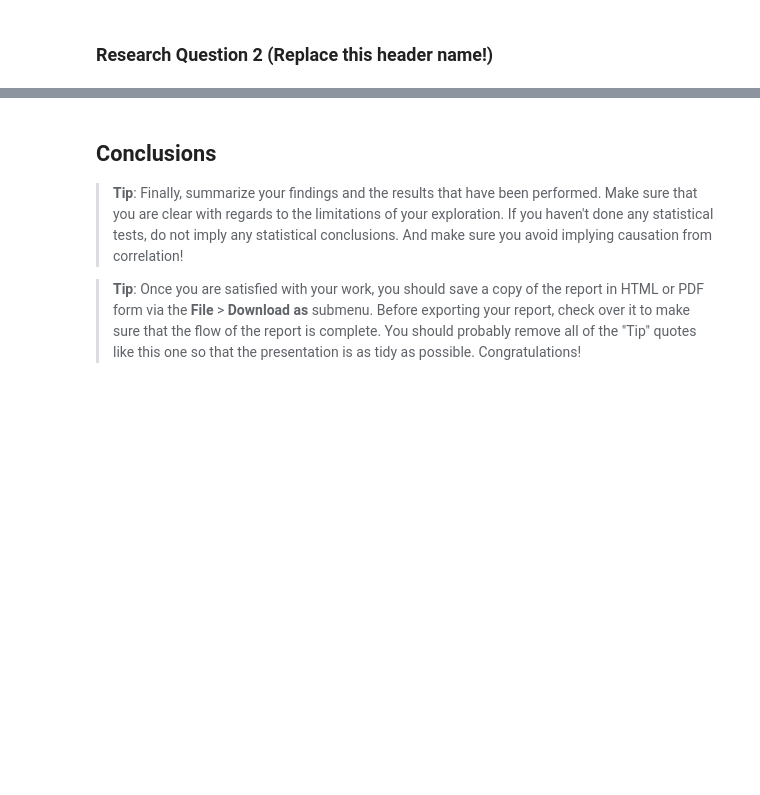
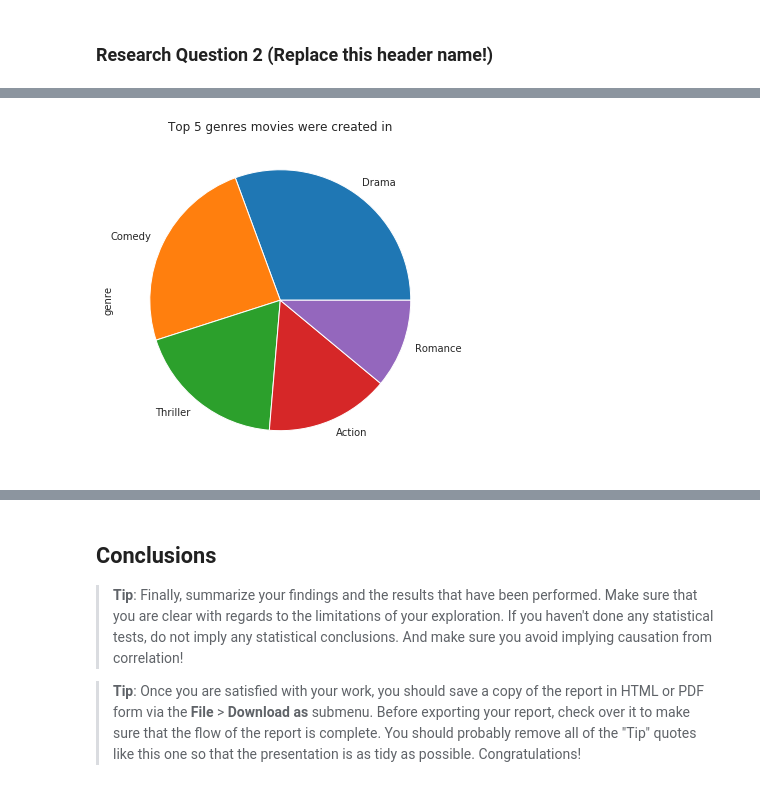
Before and after one commit to gautamgadiyar/Movies_data_investigation, a Jupyter notebook: movie-dataset-investigation.ipynb, the cells around one changed output, grey strips where cells are left out. Cells and saved outputs as stored; diff of their text form; code cells hidden in the pictures; blank space fills up the shorter version.

```diff
--- a/movie-dataset-investigation.ipynb
+++ b/movie-dataset-investigation.ipynb
@@ -175,3 +271,5 @@ median_pop.plot()
 # Continue to explore the data to address your additional research
 #   questions. Add more headers as needed if you have more questions to
 #   investigate.
+genres_list = movies_df['genres'].str.cat(sep='|').split('|')
+genres_list
@@ -177,0 +294,9 @@ median_pop.plot()
+# %%
+genres_df = pd.DataFrame({'genre':genres_list})
+top_genres = genres_df['genre'].value_counts().head()
+# %%
+plt.subplots(figsize=(6,6))
+top_genres.plot.pie(y='Top Genres');
+plt.title("Top 5 genres movies were created in");
+# %% [output]
+[figure, added]
```
Also changed, not shown: parts of 12 cells of this notebook.
